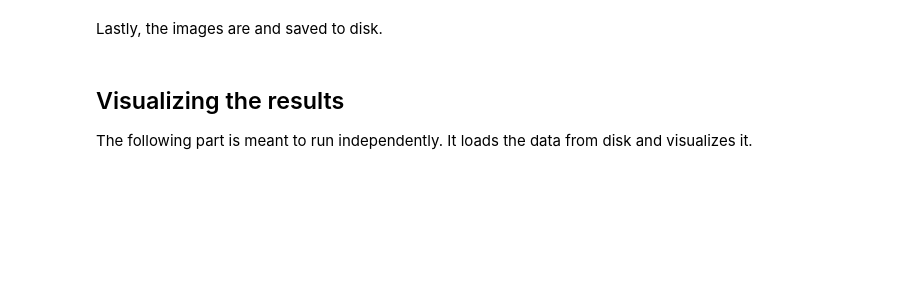
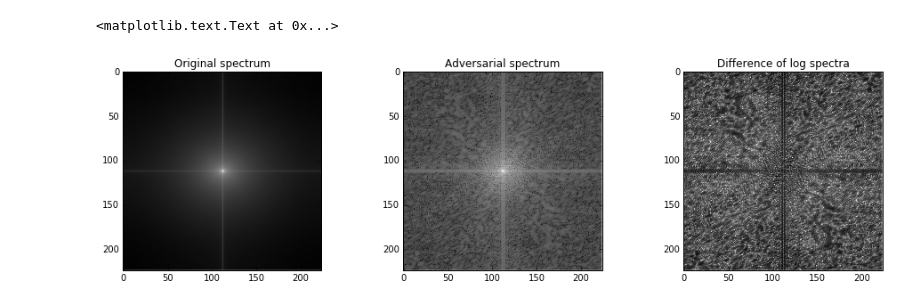
Before and after one commit to chris-code/master-thesis, a Jupyter notebook: notebooks/spectra.ipynb, the cells around one changed output. Saved outputs shown, nothing was run; the diff lists cells and outputs as text; code cells hidden in the pictures; blank space fills up the shorter version.

```diff
--- a/notebooks/spectra.ipynb
+++ b/notebooks/spectra.ipynb
@@ -4,22 +3,19 @@ Since the gradients that are used to turn an image it into an adversarial exampl
 # %%
 import math
+import os
 import numpy as np
 import matplotlib.pyplot as ppt
 import caffe
 import adex
-import adex.core
 import adex.data
-import adex.imagenet
-
+import adex.googlenet
 %matplotlib inline
 caffe.set_mode_cpu()
 
-caffe_root = '/home/chrisbot/Projects/caffe'
-data_root = '/media/sf_Masterarbeit/data'
-spectrum_root = data_root
+CAFFE_ROOT = '/home/chrisbot/Projects/caffe'
+DATA_ROOT = '/media/sf_Masterarbeit/data/ILSVRC2012_img_train'
+AE_ROOT = '/media/sf_Masterarbeit/data/ILSVRC2012_img_train_AE'
 
-BATCH_LIMIT = 1 # TODO set to None
-BATCH_SIZE = 1 # how many images to process at once
-CONFIDENCE_TARGET = 0.9
-AE_GRADIENT_COEFFICIENT = 0.9
-AE_GENERATION_ITERATIONS = 10
+BATCH_SIZE = 1
+net = adex.googlenet.load_model(CAFFE_ROOT, BATCH_SIZE)
+transformer = adex.googlenet.build_transformer(net)
@@ -28,4 +21,0 @@ Next, we load the network model, the labels and a transformer that prepares our
-# %%
-net = adex.imagenet.load_model(caffe_root, BATCH_SIZE)
-imagenet_labels = adex.imagenet.load_labels(caffe_root)
-transformer = adex.imagenet.build_transformer(net)
@@ -87,2 +21,0 @@ average confidence of 0.00280778110027 after iteration 9
-# %% [markdown]
-Lastly, the images are and saved to disk.
@@ -93,3 +21,0 @@ np.save(spectrum_root + 'adversarial_spectrum.npy', adversarial_spectrum)
-# %% [markdown]
-## Visualizing the results
-The following part is meant to run independently. It loads the data from disk and visualizes it.
@@ -165,0 +58,17 @@ except:
+# %%
+ppt.figure(figsize=(16, 4))
+
+ax = ppt.subplot(1, 3, 1)
+ppt.imshow(np.log(original_spectrum[0, 0]), cmap='gray', interpolation='none')
+ppt.title('Original spectrum')
+
+ax = ppt.subplot(1, 3, 2)
+ppt.imshow(np.log(adversarial_spectrum[0, 0]), cmap='gray', interpolation='none')
+ppt.title('Adversarial spectrum')
+
+ax = ppt.subplot(1, 3, 3)
+ppt.imshow(difference_of_log_spectra[0, 0], cmap='gray', interpolation='none')
+ppt.title('Difference of log spectra')
+# %% [output]
+<matplotlib.text.Text at 0x...>
+[figure, added]
```
Also changed, not shown: parts of 13 cells of this notebook, 3 other files.
